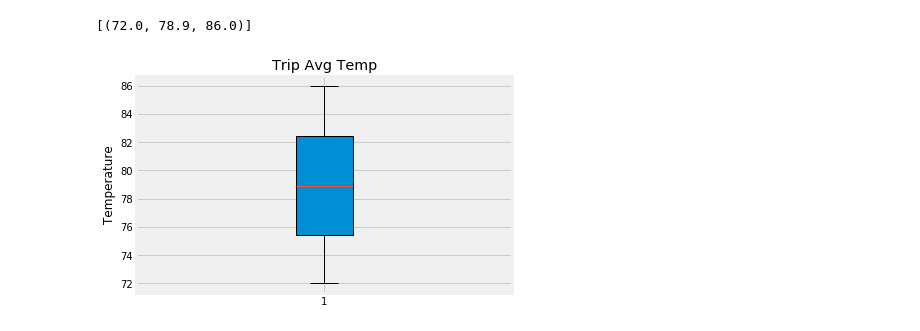
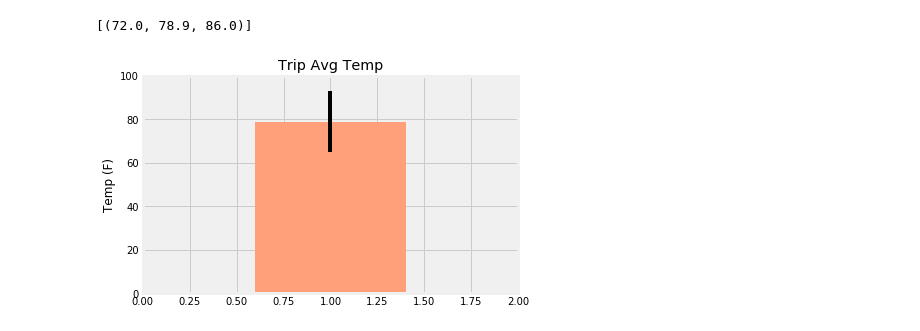
Before and after one commit to kbrown1138/SQL-Alchemy-Surfs-Up, a Jupyter notebook: SQL_Alchemy_Surfs_Up.ipynb, the cells around one changed output. Saved outputs shown, nothing was run; the diff lists cells and outputs as text; code cells hidden in the pictures.

Commit message:
added temperature analysis bar chart

```diff
--- a/SQL_Alchemy_Surfs_Up.ipynb
+++ b/SQL_Alchemy_Surfs_Up.ipynb
@@ -219,7 +219,18 @@ average_temperature
 # %%
 # Plot the results from your previous query as a bar chart.
 # Use "Trip Avg Temp" as your Title
 # Use the average temperature for the y value
 # Use the peak-to-peak (tmax-tmin) value as the y error bar (yerr)
+peak_to_peak = average_temperature[0][2]-average_temperature[0][0]
+avg_temp = average_temperature[0][1]
+min_temp = average_temperature[0][0]
+max_temp = average_temperature[0][2]
+
+plt.bar(1 , avg_temp, color="lightsalmon", yerr=peak_to_peak)
+plt.ylabel("Temp (F)")
+plt.title("Trip Avg Temp")
+plt.ylim(0, 100)
+plt.xlim(0,2)
+plt.show()
 # %% [output]
-[figure, old version]
+[figure, new version]
```
Also changed, not shown: parts of 6 cells of this notebook.
